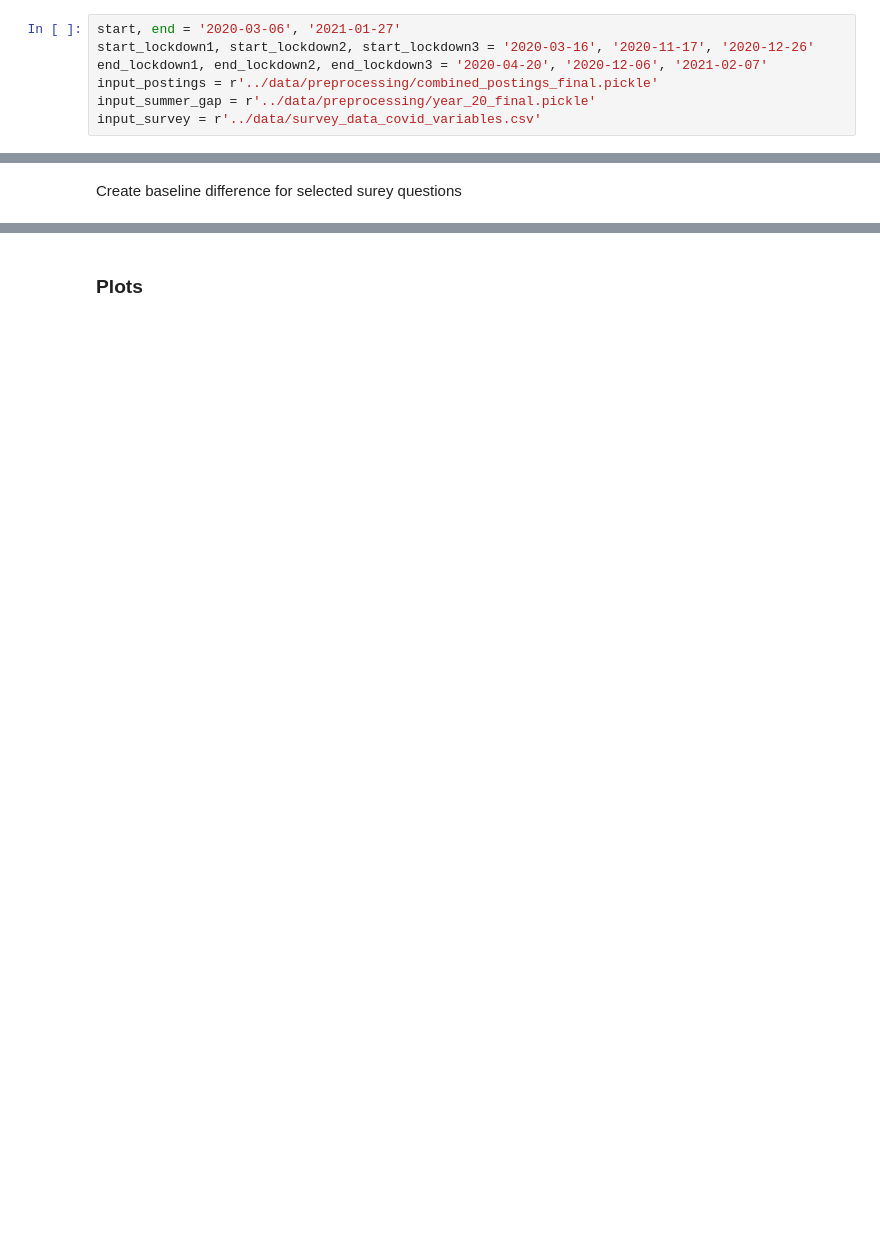
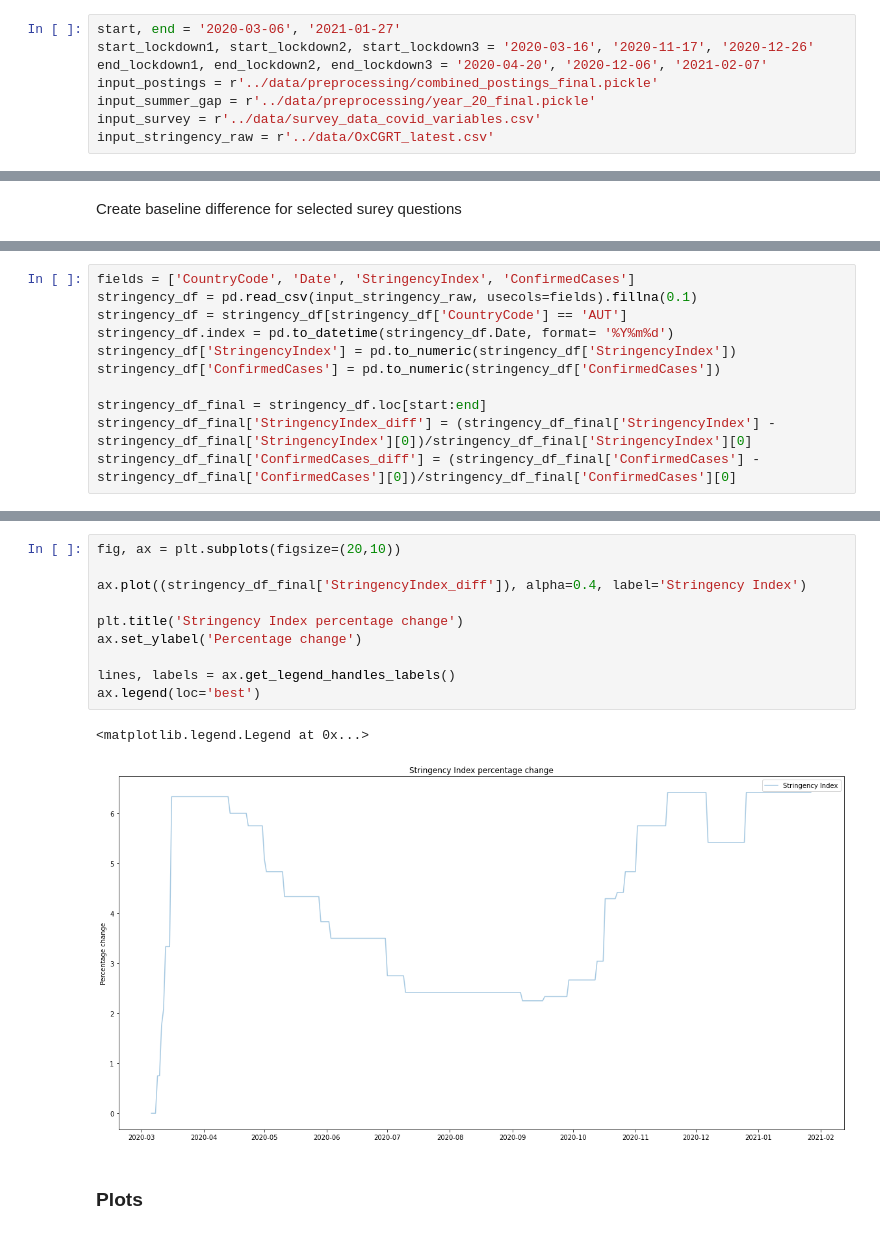
Before and after one commit to nostromo7/IPDS_standardforum, a Jupyter notebook: code/analysis.ipynb, the cells around one changed output, grey strips where cells are left out. Cells and saved outputs as stored; diff of their text form; blank space fills up the shorter version.

```diff
--- a/code/analysis.ipynb
+++ b/code/analysis.ipynb
@@ -10,6 +12,7 @@ end_lockdown1, end_lockdown2, end_lockdown3 = '2020-04-20', '2020-12-06', '2021-
 input_postings = r'../data/preprocessing/combined_postings_final.pickle'
 input_summer_gap = r'../data/preprocessing/year_20_final.pickle'
 input_survey = r'../data/survey_data_covid_variables.csv'
+input_stringency_raw = r'../data/OxCGRT_latest.csv'
 # %% [markdown]
 ### Load datasets
 # %% [markdown]
@@ -107,0 +188,11 @@ survey_grouped['baseline_diff_05'].plot()
+# %%
+fields = ['CountryCode', 'Date', 'StringencyIndex', 'ConfirmedCases']
+stringency_df = pd.read_csv(input_stringency_raw, usecols=fields).fillna(0.1)
+stringency_df = stringency_df[stringency_df['CountryCode'] == 'AUT']
+stringency_df.index = pd.to_datetime(stringency_df.Date, format= '%Y%m%d')
+stringency_df['StringencyIndex'] = pd.to_numeric(stringency_df['StringencyIndex'])
+stringency_df['ConfirmedCases'] = pd.to_numeric(stringency_df['ConfirmedCases'])
+
+stringency_df_final = stringency_df.loc[start:end]
+stringency_df_final['StringencyIndex_diff'] = (stringency_df_final['StringencyIndex'] - stringency_df_final['StringencyIndex'][0])/stringency_df_final['StringencyIndex'][0]
+stringency_df_final['ConfirmedCases_diff'] = (stringency_df_final['ConfirmedCases'] - stringency_df_final['ConfirmedCases'][0])/stringency_df_final['ConfirmedCases'][0]
@@ -108,2 +210,15 @@ survey_grouped['baseline_diff_05'].plot()
+# %%
+fig, ax = plt.subplots(figsize=(20,10))
+
+ax.plot((stringency_df_final['StringencyIndex_diff']), alpha=0.4, label='Stringency Index')
+
+plt.title('Stringency Index percentage change')
+ax.set_ylabel('Percentage change')
+
+lines, labels = ax.get_legend_handles_labels()
+ax.legend(loc='best')
+# %% [output]
+<matplotlib.legend.Legend at 0x...>
+[figure, added]
 # %% [markdown]
 ### Plots
```
Also changed, not shown: parts of 24 cells of this notebook.
